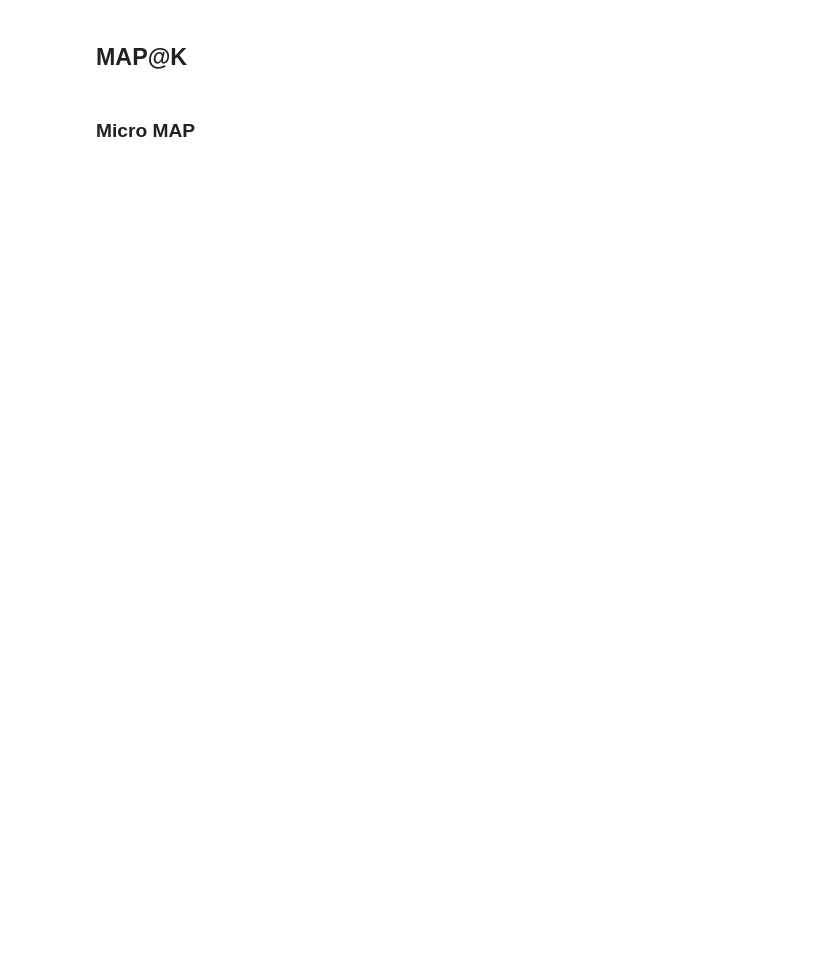
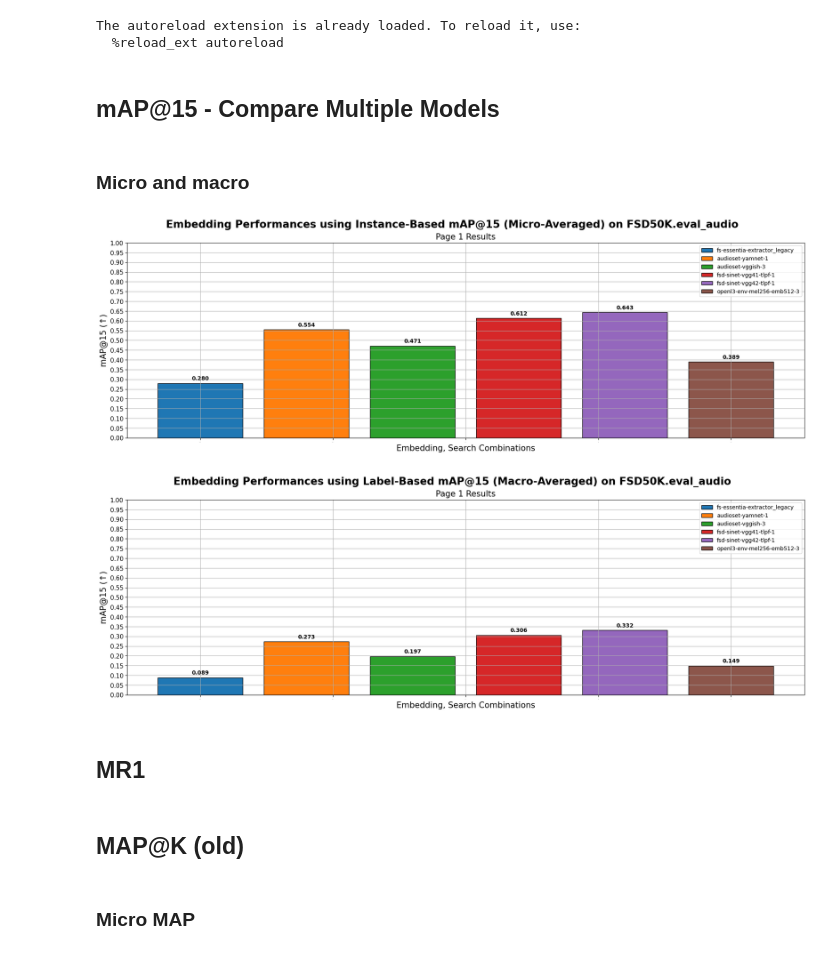
Before and after one commit to raraz15/semantic-sound-similarity, a Jupyter notebook: code/notebooks/metrics_plot.ipynb, the cells around one changed output. Drawn from its saved outputs; the diff is of its cells as text; code cells hidden in the pictures; blank space fills up the shorter version.

Commit message:
focus on plot library

```diff
--- a/code/notebooks/metrics_plot.ipynb
+++ b/code/notebooks/metrics_plot.ipynb
@@ -11,12 +11,50 @@ import pandas as pd
 import matplotlib.pyplot as plt
 
 cwd = os.getcwd()
-lib_dir = os.path.join(os.path.dirname(cwd), "lib")
-sys.path.append(lib_dir)
+code_dir = os.path.dirname(cwd)
+sys.path.append(code_dir)
 
 DATASET = "FSD50K.eval_audio"
-data_dir = os.path.join(os.path.dirname(os.path.dirname(cwd)), "data")
-eval_dir = os.path.join(data_dir, "evaluation_results", DATASET)
-figures_dir = os.path.join(data_dir, "figures")
 
-from plotting import *
+data_dir = os.path.join(os.path.dirname(code_dir), "data")
+eval_dir = os.path.join(data_dir, "evaluation_results")
+
+figures_dir = os.path.join(data_dir, DATASET, "figures")
+
+from lib.plotting import *
+# %% [output]
+The autoreload extension is already loaded. To reload it, use:
+  %reload_ext autoreload
+# %% [markdown]
+## mAP@15 - Compare Multiple Models
+# %% [markdown]
+### Micro and macro
+# %%
+models = [
+        ("fs-essentia-extractor_legacy-PCA_100",
+            "nn"
+        ),
+        ("audioset-yamnet-1-Agg_mean-PCA_200-Norm_True",
+            "dot"
+        ),
+        ("audioset-vggish-3-Agg_mean-PCA_100-Norm_True",
+            "dot"
+        ),
+        ("fsd-sinet-vgg41-tlpf-1-Agg_mean-PCA_200-Norm_True",
+            "dot"
+        ),
+        ("fsd-sinet-vgg42-tlpf-1-Agg_mean-PCA_200-Norm_True",
+            "dot"
+        ),
+        ("openl3-env-mel256-emb512-3-Agg_mean-PCA_200-Norm_True",
+            "dot"
+        ),
+]
+
+plot_micro_map_comparisons_multimodel(models, eval_dir, "FSD50K.eval_audio", save_fig=False, save_dir=figures_dir)
+plot_macro_map_comparisons_multimodel(models, eval_dir, "FSD50K.eval_audio", save_fig=False, save_dir=figures_dir)
+# %% [output]
+[figure, added]
+[figure, added]
+# %% [markdown]
+## MR1
@@ -23,5 +80,5 @@ from plotting import *
 # %% [markdown]
-## MAP@K
+## MAP@K (old)
 # %% [markdown]
 ### Micro MAP
 # %%
```
Also changed, not shown: parts of 23 cells of this notebook, 17 other files.
